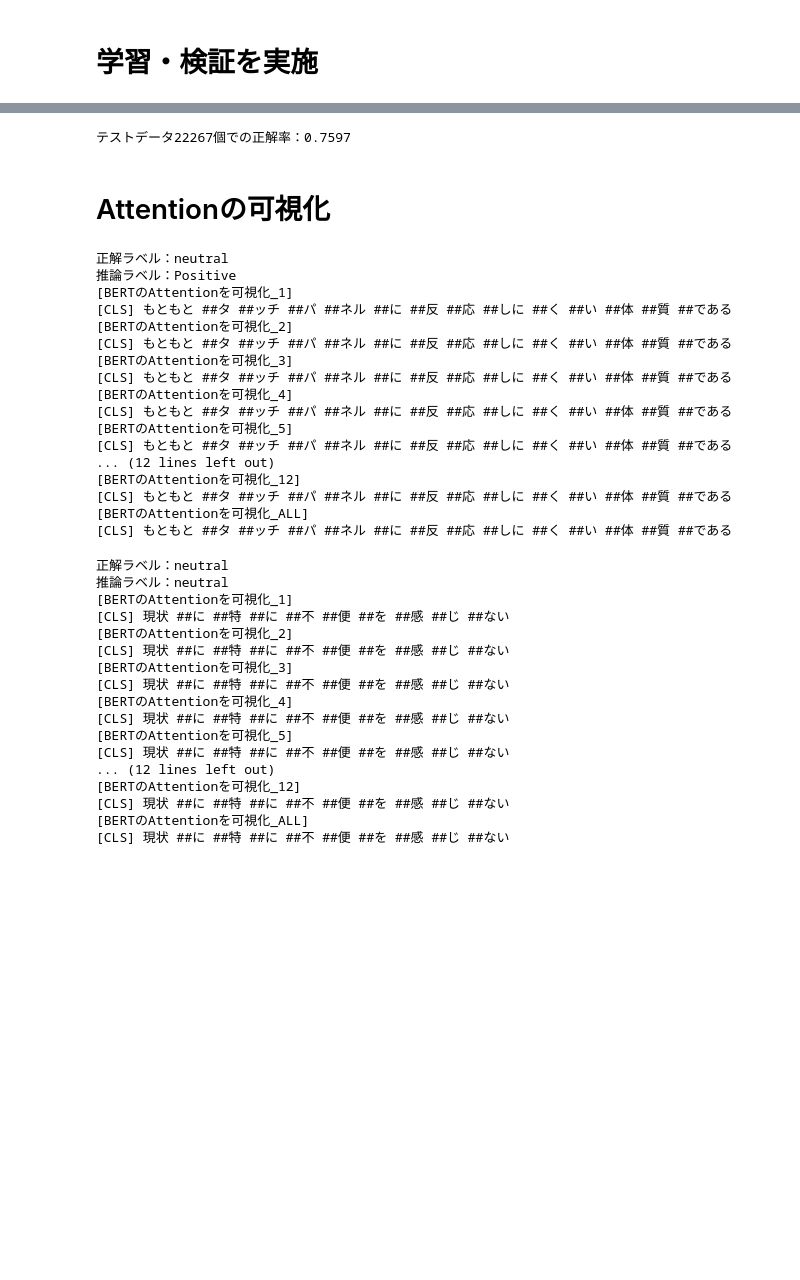
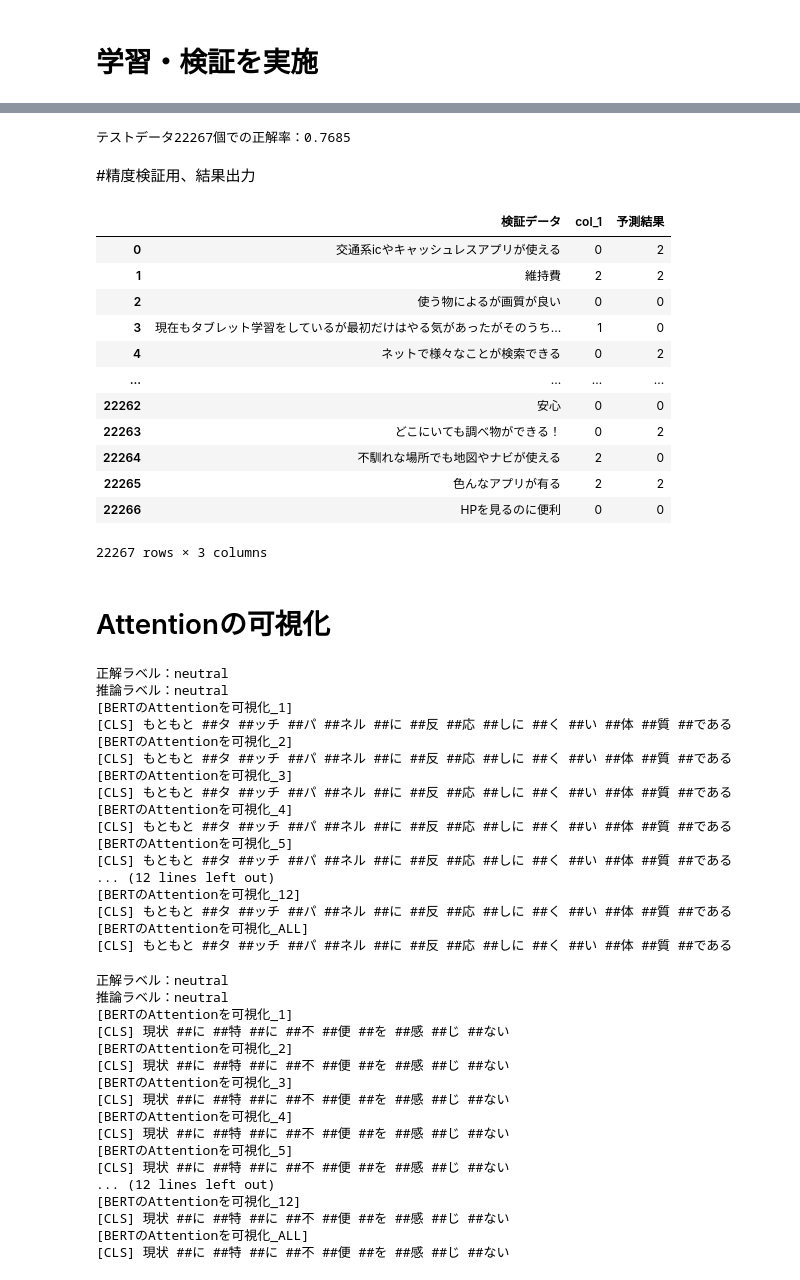
Before and after one commit to takky0330/NLP, a Jupyter notebook: BERT_FineTuning_Sentiment_JP.ipynb, the cells around one changed output, grey strips where cells are left out. Drawn from its saved outputs; the diff is of its cells as text; code cells hidden in the pictures; blank space fills up the shorter version.

```diff
--- a/BERT_FineTuning_Sentiment_JP.ipynb
+++ b/BERT_FineTuning_Sentiment_JP.ipynb
@@ -545,6 +556,8 @@ net_trained.to(device)  # GPUが使えるならGPUへ送る
 
 # epochの正解数を記録する変数
 epoch_corrects = 0
+## Predict全結果の取得
+Predict_result = []
 
 for batch in tqdm(test_dl):  # testデータのDataLoader
     # batchはTextとLableの辞書オブジェクト
@@ -564,9 +577,32 @@ for batch in tqdm(test_dl):  # testデータのDataLoader
         _, preds = torch.max(outputs, 1)  # ラベルを予測
         epoch_corrects += torch.sum(preds == labels.data)  # 正解数の合計を更新
 
+    Predict_result += preds.cpu().numpy().tolist()
+
 # 正解率
 epoch_acc = epoch_corrects.double() / len(test_dl.dataset)
 
 print('テストデータ{}個での正解率：{:.4f}'.format(len(test_dl.dataset), epoch_acc))
 # %% [output]
-テストデータ22267個での正解率：0.7597
+テストデータ22267個での正解率：0.7685
+# %% [markdown]
+#精度検証用、結果出力
+# %%
+Result = pd.read_csv("/content/drive/My Drive/bert/data/SENTIMENT_test.tsv", sep='\t', encoding='utf-8', header=None, names=('検証データ', 'col_1'))
+Result = pd.concat([Result, pd.DataFrame(Predict_result, columns=['予測結果'])], axis=1)
+Result.to_csv("/content/drive/My Drive/bert/data/SENTIMENT_result.csv", sep=',', encoding='cp932')
+Result
+# %% [output]
+|  | 検証データ | col_1 | 予測結果 |
+| 0 | 交通系icやキャッシュレスアプリが使える | 0 | 2 |
+| 1 | 維持費 | 2 | 2 |
+| 2 | 使う物によるが画質が良い | 0 | 0 |
+| 3 | 現在もタブレット学習をしているが最初だけはやる気があったがそのうち... | 1 | 0 |
+| 4 | ネットで様々なことが検索できる | 0 | 2 |
+| ... | ... | ... | ... |
+| 22262 | 安心 | 0 | 0 |
+| 22263 | どこにいても調べ物ができる！ | 0 | 2 |
+| 22264 | 不馴れな場所でも地図やナビが使える | 2 | 0 |
+| 22265 | 色んなアプリが有る | 2 | 2 |
+| 22266 | HPを見るのに便利 | 0 | 0 |
+22267 rows × 3 columns
@@ -673,7 +713,7 @@ html_output = mk_html(index, batch, preds, attention_probs, TEXT)  # HTML作成
 HTML(html_output)  # HTML形式で出力
 # %% [output]
 正解ラベル：neutral
-推論ラベル：Positive
+推論ラベル：neutral
 [BERTのAttentionを可視化_1]
 [CLS] もともと ##タ ##ッチ ##パ ##ネル ##に ##反 ##応 ##しに ##く ##い ##体 ##質 ##である
 [BERTのAttentionを可視化_2]
```
Also changed, not shown: parts of 11 cells of this notebook.
